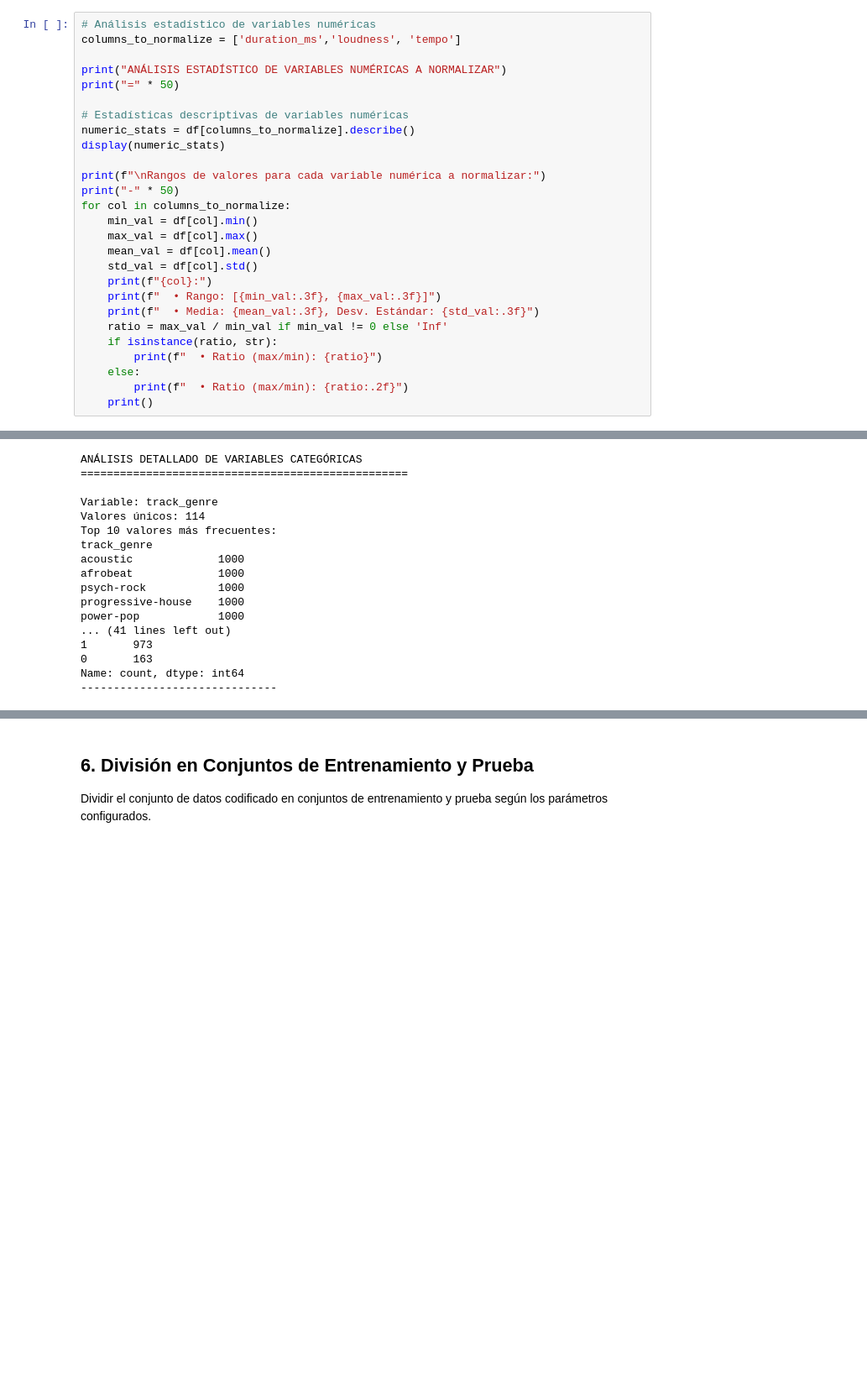
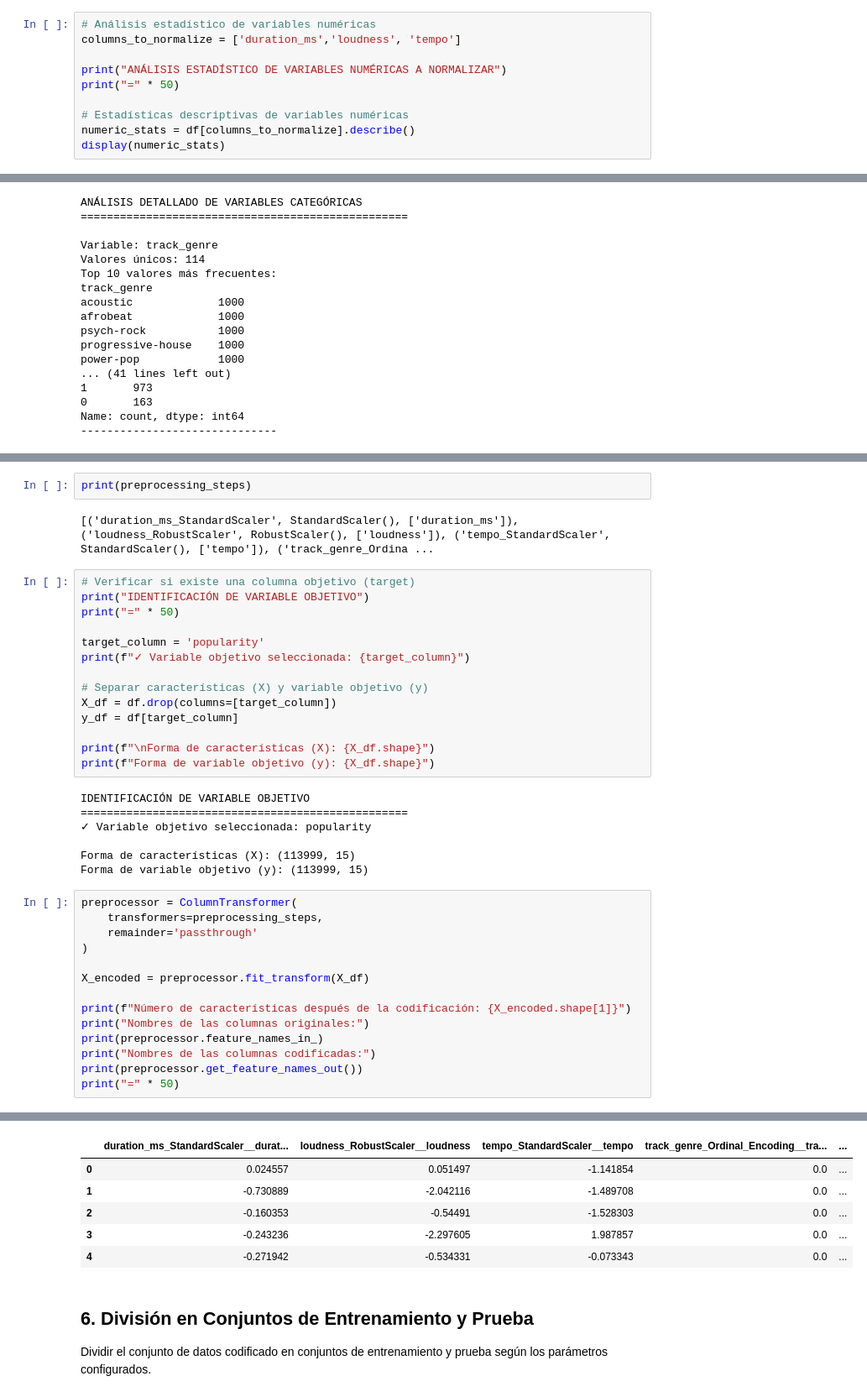
Before and after one commit to JoseDanielGar/Popularity_Prediction, a Jupyter notebook: notebooks/data_preparation.ipynb, the cells around one changed output, grey strips where cells are left out. Shown: that part at 84% size. Saved outputs shown, nothing was run; the diff lists cells and outputs as text; blank space fills up the shorter version.

```diff
--- a/notebooks/data_preparation.ipynb
+++ b/notebooks/data_preparation.ipynb
@@ -214,23 +216,6 @@ print("=" * 50)
 # Estadísticas descriptivas de variables numéricas
 numeric_stats = df[columns_to_normalize].describe()
 display(numeric_stats)
-
-print(f"\nRangos de valores para cada variable numérica a normalizar:")
-print("-" * 50)
-for col in columns_to_normalize:
-    min_val = df[col].min()
-    max_val = df[col].max()
-    mean_val = df[col].mean()
-    std_val = df[col].std()
-    print(f"{col}:")
-    print(f"  • Rango: [{min_val:.3f}, {max_val:.3f}]")
-    print(f"  • Media: {mean_val:.3f}, Desv. Estándar: {std_val:.3f}")
-    ratio = max_val / min_val if min_val != 0 else 'Inf'
-    if isinstance(ratio, str):
-        print(f"  • Ratio (max/min): {ratio}")
-    else:
-        print(f"  • Ratio (max/min): {ratio:.2f}")
-    print()
 # %% [output]
 ANÁLISIS ESTADÍSTICO DE VARIABLES NUMÉRICAS A NORMALIZAR
 ==================================================
@@ -514,0 +394,40 @@ Aplicando One-Hot Encoding...
+# %%
+print(preprocessing_steps)
+# %% [output]
+[('duration_ms_StandardScaler', StandardScaler(), ['duration_ms']), ('loudness_RobustScaler', RobustScaler(), ['loudness']), ('tempo_StandardScaler', StandardScaler(), ['tempo']), ('track_genre_Ordina ...
+# %%
+# Verificar si existe una columna objetivo (target)
+print("IDENTIFICACIÓN DE VARIABLE OBJETIVO")
+print("=" * 50)
+
+target_column = 'popularity'
+print(f"✓ Variable objetivo seleccionada: {target_column}")
+
+# Separar características (X) y variable objetivo (y)
+X_df = df.drop(columns=[target_column])
+y_df = df[target_column]
+
+print(f"\nForma de características (X): {X_df.shape}")
+print(f"Forma de variable objetivo (y): {X_df.shape}")
+# %% [output]
+IDENTIFICACIÓN DE VARIABLE OBJETIVO
+==================================================
+✓ Variable objetivo seleccionada: popularity
+
+Forma de características (X): (113999, 15)
+Forma de variable objetivo (y): (113999, 15)
+# %%
+preprocessor = ColumnTransformer(
+    transformers=preprocessing_steps,
+    remainder='passthrough'
+)
+
+X_encoded = preprocessor.fit_transform(X_df)
+
+print(f"Número de características después de la codificación: {X_encoded.shape[1]}")
+print("Nombres de las columnas originales:")
+print(preprocessor.feature_names_in_)
+print("Nombres de las columnas codificadas:")
+print(preprocessor.get_feature_names_out())
+print("=" * 50)
+# %% [output]
@@ -515,3 +452,9 @@ Aplicando One-Hot Encoding...
+|  | duration_ms_StandardScaler__durat... | loudness_RobustScaler__loudness | tempo_StandardScaler__tempo | track_genre_Ordinal_Encoding__tra... | ... |
+| 0 | 0.024557 | 0.051497 | -1.141854 | 0.0 | ... |
+| 1 | -0.730889 | -2.042116 | -1.489708 | 0.0 | ... |
+| 2 | -0.160353 | -0.54491 | -1.528303 | 0.0 | ... |
+| 3 | -0.243236 | -2.297605 | 1.987857 | 0.0 | ... |
+| 4 | -0.271942 | -0.534331 | -0.073343 | 0.0 | ... |
 # %% [markdown]
 ## 6. División en Conjuntos de Entrenamiento y Prueba
 
```
Also changed, not shown: parts of 12 cells of this notebook, 29 other files.
